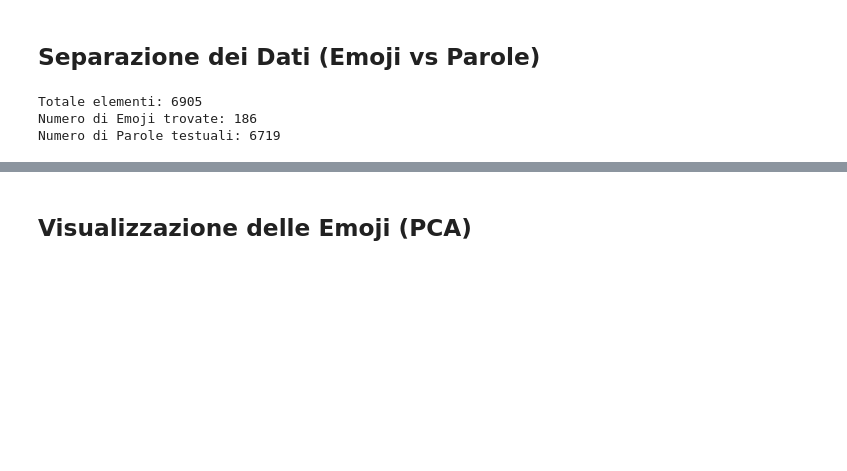
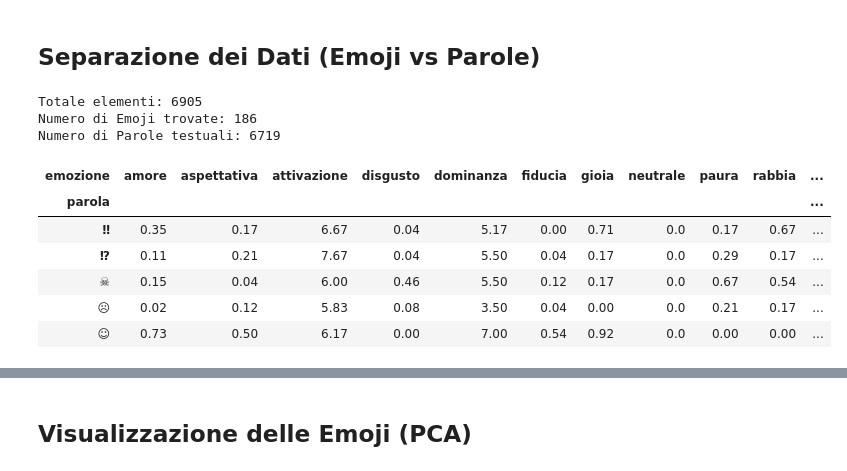
Before and after one commit to V3R0N1C4/ELIta_tesi, a Jupyter notebook: AnalisiDati.ipynb, the cells around one changed output, grey strips where cells are left out. Drawn from its saved outputs; the diff is of its cells as text; code cells hidden in the pictures; blank space fills up the shorter version.

Commit message:
Risolto problema con emoji

```diff
--- a/AnalisiDati.ipynb
+++ b/AnalisiDati.ipynb
@@ -142,3 +151,13 @@ print(f"Numero di Parole testuali: {len(df_only_words)}")
 Totale elementi: 6905
 Numero di Emoji trovate: 186
 Numero di Parole testuali: 6719
+# %%
+df_only_emojis.head()
+# %% [output]
+| emozione | amore | aspettativa | attivazione | disgusto | dominanza | fiducia | gioia | neutrale | paura | rabbia | ... |
+| parola |  |  |  |  |  |  |  |  |  |  | ... |
+| ‼ | 0.35 | 0.17 | 6.67 | 0.04 | 5.17 | 0.00 | 0.71 | 0.0 | 0.17 | 0.67 | ... |
+| ⁉ | 0.11 | 0.21 | 7.67 | 0.04 | 5.50 | 0.04 | 0.17 | 0.0 | 0.29 | 0.17 | ... |
+| ☠ | 0.15 | 0.04 | 6.00 | 0.46 | 5.50 | 0.12 | 0.17 | 0.0 | 0.67 | 0.54 | ... |
+| ☹ | 0.02 | 0.12 | 5.83 | 0.08 | 3.50 | 0.04 | 0.00 | 0.0 | 0.21 | 0.17 | ... |
+| ☺ | 0.73 | 0.50 | 6.17 | 0.00 | 7.00 | 0.54 | 0.92 | 0.0 | 0.00 | 0.00 | ... |
```
Also changed, not shown: parts of 7 cells of this notebook.
